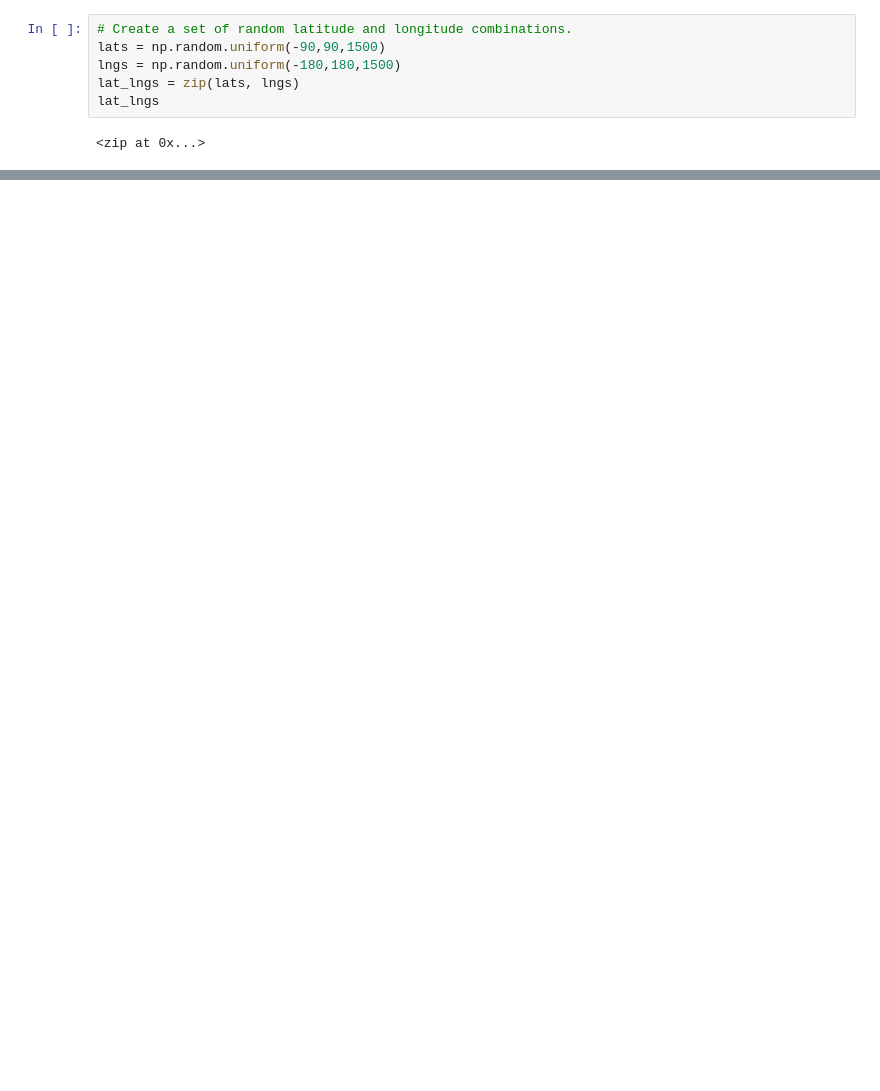
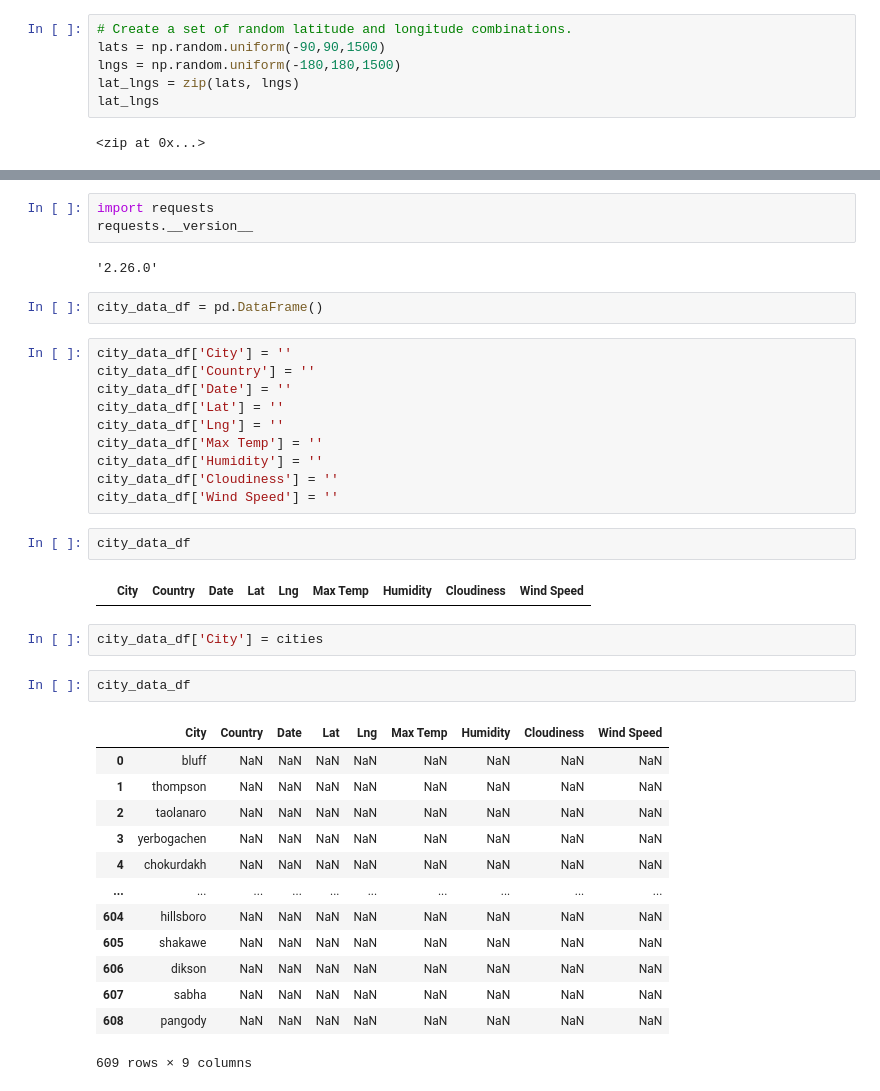
Before and after one commit to Shruti733/World_Weather_Analysis, a Jupyter notebook: WeatherPy.ipynb, the cells around one changed output, grey strips where cells are left out. Cells and saved outputs as stored; diff of their text form; blank space fills up the shorter version.

```diff
--- a/WeatherPy.ipynb
+++ b/WeatherPy.ipynb
@@ -26,0 +31,39 @@ print(len(cities))
+# %%
+import requests
+requests.__version__
+# %% [output]
+'2.26.0'
+# %%
+city_data_df = pd.DataFrame()
+# %%
+city_data_df['City'] = ''
+city_data_df['Country'] = ''
+city_data_df['Date'] = ''
+city_data_df['Lat'] = ''
+city_data_df['Lng'] = ''
+city_data_df['Max Temp'] = ''
+city_data_df['Humidity'] = ''
+city_data_df['Cloudiness'] = ''
+city_data_df['Wind Speed'] = ''
+# %%
+city_data_df
+# %% [output]
+|  | City | Country | Date | Lat | Lng | Max Temp | Humidity | Cloudiness | Wind Speed |
+# %%
+city_data_df['City'] = cities
+# %%
+city_data_df
+# %% [output]
+|  | City | Country | Date | Lat | Lng | Max Temp | Humidity | Cloudiness | Wind Speed |
+| 0 | bluff | NaN | NaN | NaN | NaN | NaN | NaN | NaN | NaN |
+| 1 | thompson | NaN | NaN | NaN | NaN | NaN | NaN | NaN | NaN |
+| 2 | taolanaro | NaN | NaN | NaN | NaN | NaN | NaN | NaN | NaN |
+| 3 | yerbogachen | NaN | NaN | NaN | NaN | NaN | NaN | NaN | NaN |
+| 4 | chokurdakh | NaN | NaN | NaN | NaN | NaN | NaN | NaN | NaN |
+| ... | ... | ... | ... | ... | ... | ... | ... | ... | ... |
+| 604 | hillsboro | NaN | NaN | NaN | NaN | NaN | NaN | NaN | NaN |
+| 605 | shakawe | NaN | NaN | NaN | NaN | NaN | NaN | NaN | NaN |
+| 606 | dikson | NaN | NaN | NaN | NaN | NaN | NaN | NaN | NaN |
+| 607 | sabha | NaN | NaN | NaN | NaN | NaN | NaN | NaN | NaN |
+| 608 | pangody | NaN | NaN | NaN | NaN | NaN | NaN | NaN | NaN |
+609 rows × 9 columns
```
Also changed, not shown: parts of 5 cells of this notebook, 1 other file.
